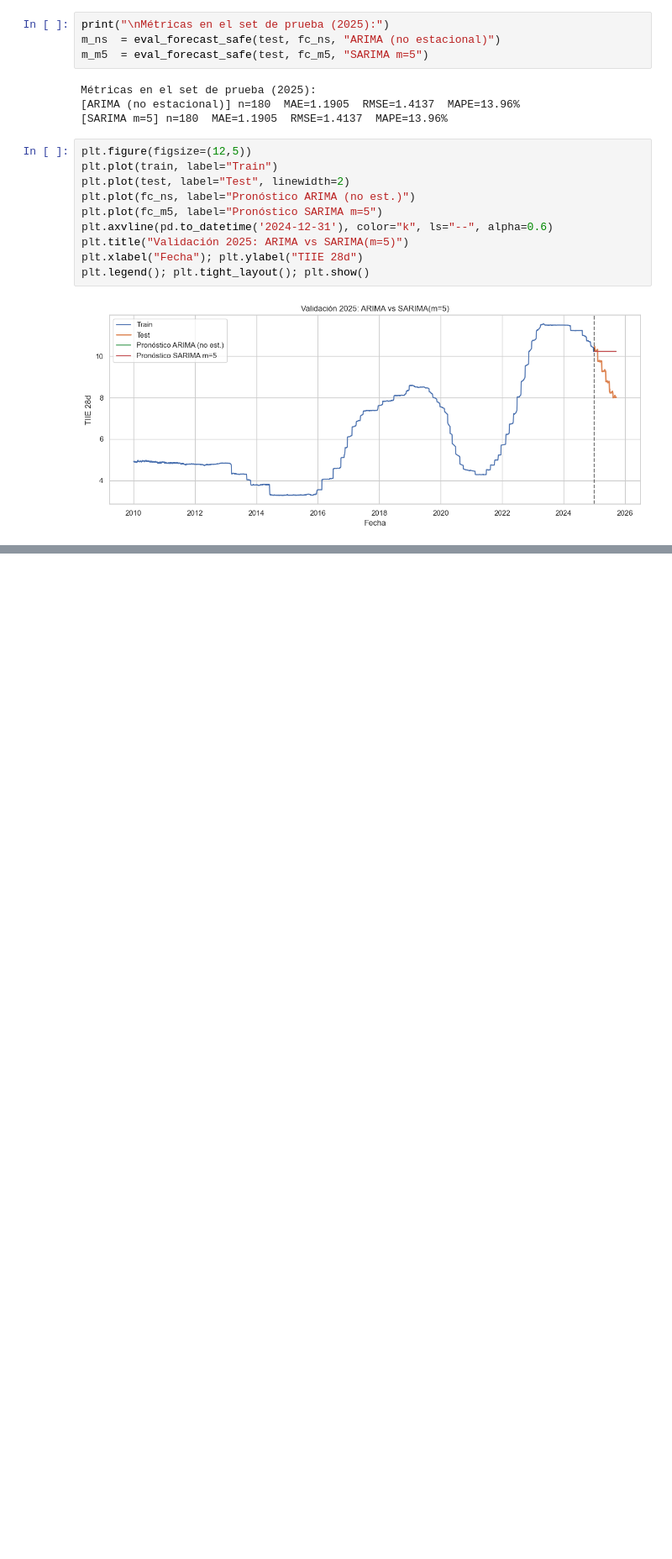
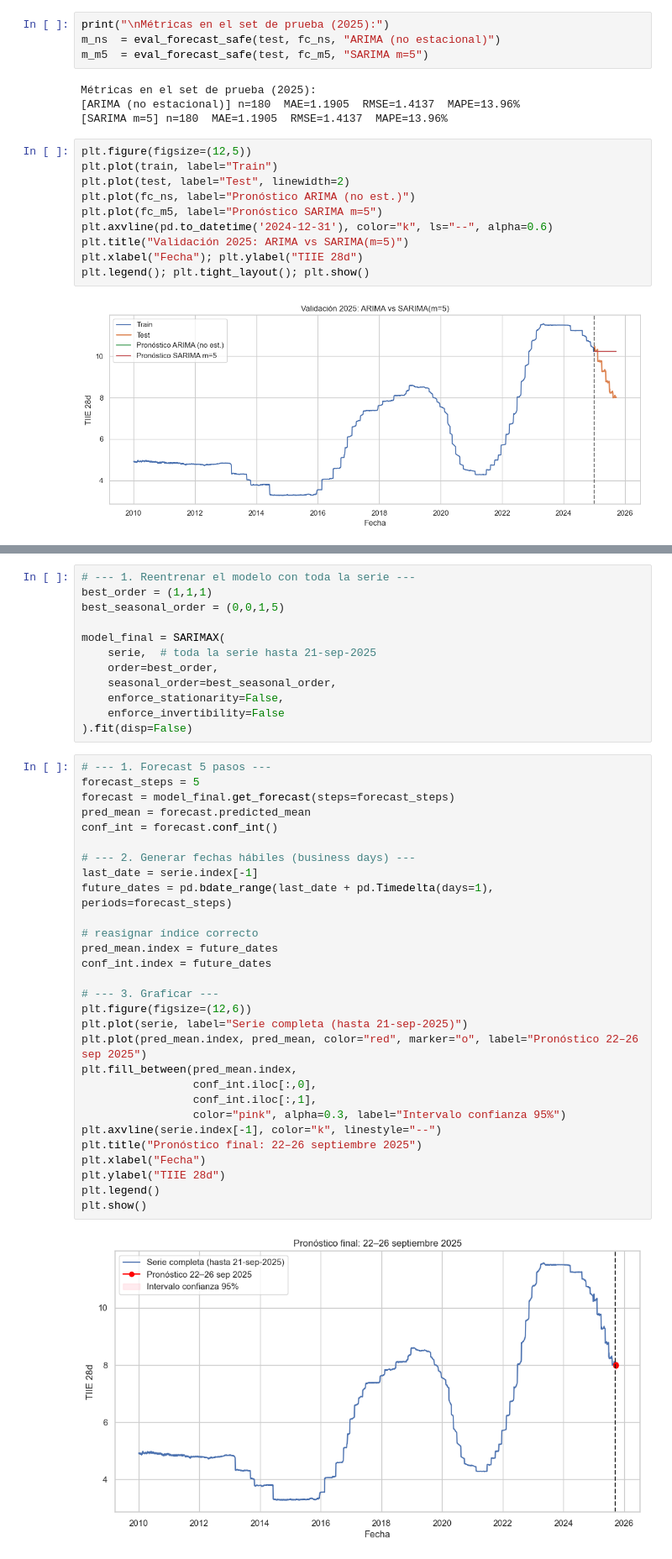
Before and after one commit to maxaguayo01/TIIE_28, a Jupyter notebook: TIIE_28dias.ipynb, the cells around one changed output, grey strips where cells are left out. Shown at 84% size. Cells and saved outputs as stored; diff of their text form; blank space fills up the shorter version.

```diff
--- a/TIIE_28dias.ipynb
+++ b/TIIE_28dias.ipynb
@@ -494,0 +689,43 @@ plt.legend(); plt.tight_layout(); plt.show()
+# %%
+# --- 1. Reentrenar el modelo con toda la serie ---
+best_order = (1,1,1)
+best_seasonal_order = (0,0,1,5)
+
+model_final = SARIMAX(
+    serie,  # toda la serie hasta 21-sep-2025
+    order=best_order,
+    seasonal_order=best_seasonal_order,
+    enforce_stationarity=False,
+    enforce_invertibility=False
+).fit(disp=False)
+# %%
+# --- 1. Forecast 5 pasos ---
+forecast_steps = 5
+forecast = model_final.get_forecast(steps=forecast_steps)
+pred_mean = forecast.predicted_mean
+conf_int = forecast.conf_int()
+
+# --- 2. Generar fechas hábiles (business days) ---
+last_date = serie.index[-1]
+future_dates = pd.bdate_range(last_date + pd.Timedelta(days=1), periods=forecast_steps)
+
+# reasignar índice correcto
+pred_mean.index = future_dates
+conf_int.index = future_dates
+
+# --- 3. Graficar ---
+plt.figure(figsize=(12,6))
+plt.plot(serie, label="Serie completa (hasta 21-sep-2025)")
+plt.plot(pred_mean.index, pred_mean, color="red", marker="o", label="Pronóstico 22–26 sep 2025")
+plt.fill_between(pred_mean.index,
+                 conf_int.iloc[:,0],
+                 conf_int.iloc[:,1],
+                 color="pink", alpha=0.3, label="Intervalo confianza 95%")
+plt.axvline(serie.index[-1], color="k", linestyle="--")
+plt.title("Pronóstico final: 22–26 septiembre 2025")
+plt.xlabel("Fecha")
+plt.ylabel("TIIE 28d")
+plt.legend()
+plt.show()
+# %% [output]
+[figure, added]
```
Also changed, not shown: parts of 13 cells of this notebook.
